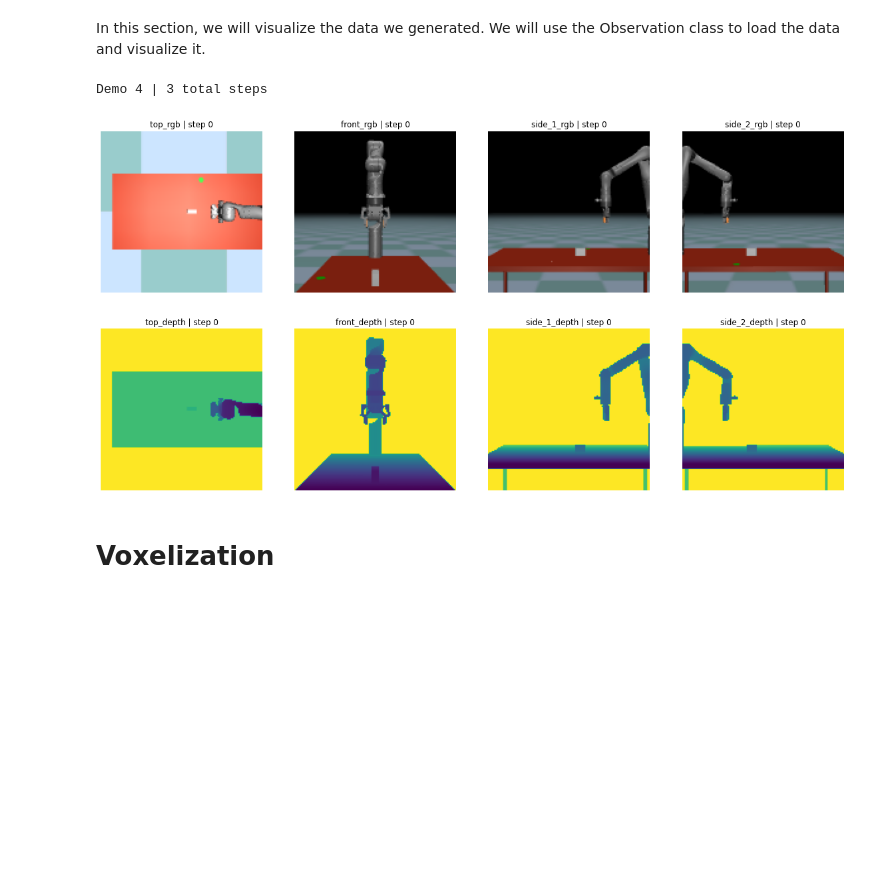
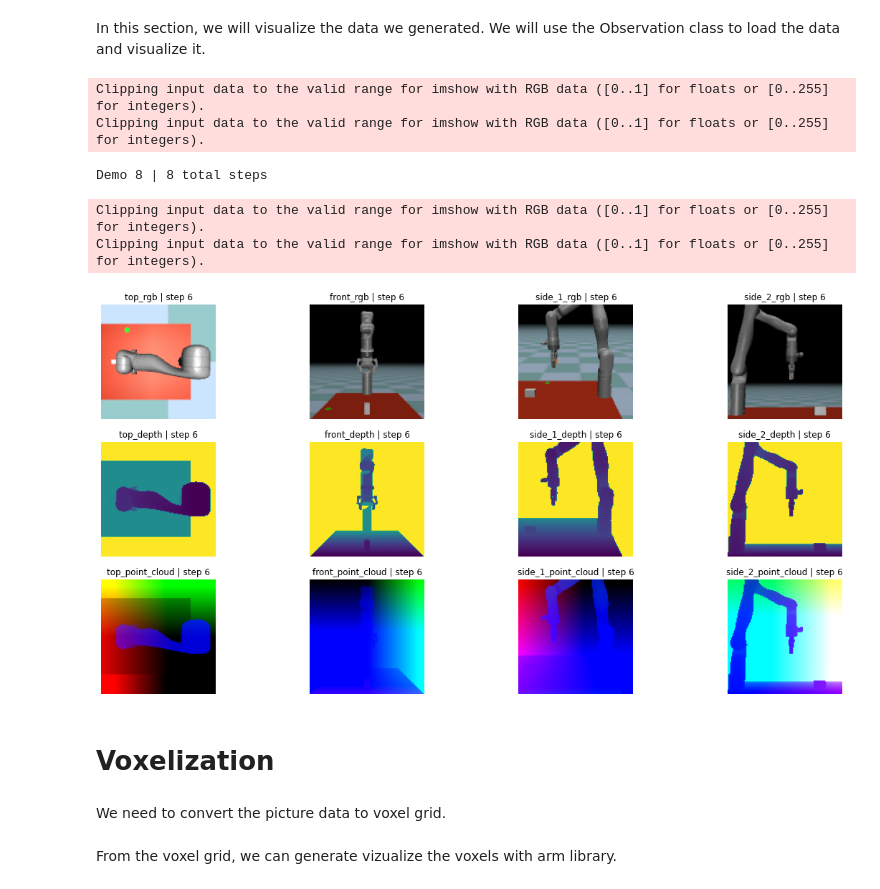
Before and after one commit to ngkhiem97/mujoco-peract, a Jupyter notebook: Voxelization.ipynb, the cells around one changed output. Drawn from its saved outputs; the diff is of its cells as text; code cells hidden in the pictures; blank space fills up the shorter version.

```diff
--- a/Voxelization.ipynb
+++ b/Voxelization.ipynb
@@ -3,7 +3,7 @@
 # %% [markdown]
 First, we need to determine the episode number to generate. The episode will be saved in at ./data/episode{numer}.
 # %%
-EPISODE = 4
+EPISODE = 8
 # %% [markdown]
 Then, we instate the cameras' information for later use.
 # %%
@@ -57,8 +57,8 @@ import numpy as np
 from rlbench.backend.observation import Observation
 import pickle
 
-extrinsics_filename = 'ex_2023_1_29_16_48_45.npy'
-intrinsics_filename = 'in_2023_1_29_16_48_45.npy'
+extrinsics_filename = 'ex_2023_2_1_3_29_57.npy'
+intrinsics_filename = 'in_2023_2_1_3_29_57.npy'
 
 camera_far = 2
 camera_near = 0.16
@@ -91,7 +91,7 @@ IMAGE_SIZE = 128
 import pprint
 
 # what to visualize
-ts = 0 # timestep out of total timesteps
+ts = 6 # timestep out of total timesteps
 data_path = 'data'
 
 cameras = [camera.replace("-", "_") for camera in CAMERAS]
@@ -104,36 +104,48 @@ demo = get_stored_demo(data_path=data_path,
 obs_dict = extract_obs(demo[ts], cameras, t=ts)
 
 # total timesteps in demo
 print(f"Demo {EPISODE} | {len(demo)} total steps\n")
 
 # plot rgb and depth at timestep
 fig = plt.figure(figsize=(20, 10))
-rows, cols = 2, len(cameras)
+rows, cols = 3, len(cameras)
 
 plot_idx = 1
 for camera in cameras:
   # rgb
   rgb_name = "%s_%s" % (camera, 'rgb')
   rgb = np.transpose(obs_dict[rgb_name], (1, 2, 0))
   fig.add_subplot(rows, cols, plot_idx)
   plt.imshow(rgb)
   plt.axis('off')
   plt.title("%s_rgb | step %s" % (camera, ts))
 
   # depth
   depth_name = "%s_%s" % (camera, 'depth')
   depth = np.transpose(obs_dict[depth_name], (1, 2, 0)).reshape(IMAGE_SIZE, IMAGE_SIZE)
   fig.add_subplot(rows, cols, plot_idx+len(cameras))
   plt.imshow(depth)
   plt.axis('off')
   plt.title("%s_depth | step %s" % (camera, ts))
 
+  # point cloud
+  point_cloud_name = "%s_%s" % (camera, 'point_cloud')
+  point_cloud = np.transpose(obs_dict[point_cloud_name], (1, 2, 0))
+  fig.add_subplot(rows, cols, plot_idx+2*len(cameras))
+  plt.imshow(point_cloud)
+  plt.axis('off')
+  plt.title("%s_point_cloud | step %s" % (camera, ts))
+
   plot_idx += 1
 
 plt.show()
 # %% [output]
-Demo 4 | 3 total steps
+Clipping input data to the valid range for imshow with RGB data ([0..1] for floats or [0..255] for integers).
+Clipping input data to the valid range for imshow with RGB data ([0..1] for floats or [0..255] for integers).
+Demo 8 | 8 total steps
+Clipping input data to the valid range for imshow with RGB data ([0..1] for floats or [0..255] for integers).
+Clipping input data to the valid range for imshow with RGB data ([0..1] for floats or [0..255] for integers).
-[figure, old version]
+[figure, new version]
 # %% [markdown]
 # Voxelization
 # %%
@@ -170,6 +182,8 @@ def dict_to_tensor(d):
 
 def _obj_to_tensor(obj):
     return dict_to_tensor(_obj_to_dict(obj))
+# %% [markdown]
+We need to convert the picture data to voxel grid.
 # %%
 from arm.utils import visualise_voxel
 from components.voxel_grid import VoxelGrid
@@ -211,6 +227,8 @@ voxel_grid = vox_grid.coords_to_bounding_voxel_grid(pcd_flat,
 
 # swap to channels fist
 vis_voxel_grid = voxel_grid.permute(0, 4, 1, 2, 3).detach().cpu().numpy()
+# %% [markdown]
+From the voxel grid, we can generate vizualize the voxels with arm library.
 # %%
 # render voxel grid with expert action (blue)
 #@markdown #### Show voxel grid and expert action (blue)
```
Also changed, not shown: parts of 4 cells of this notebook.
